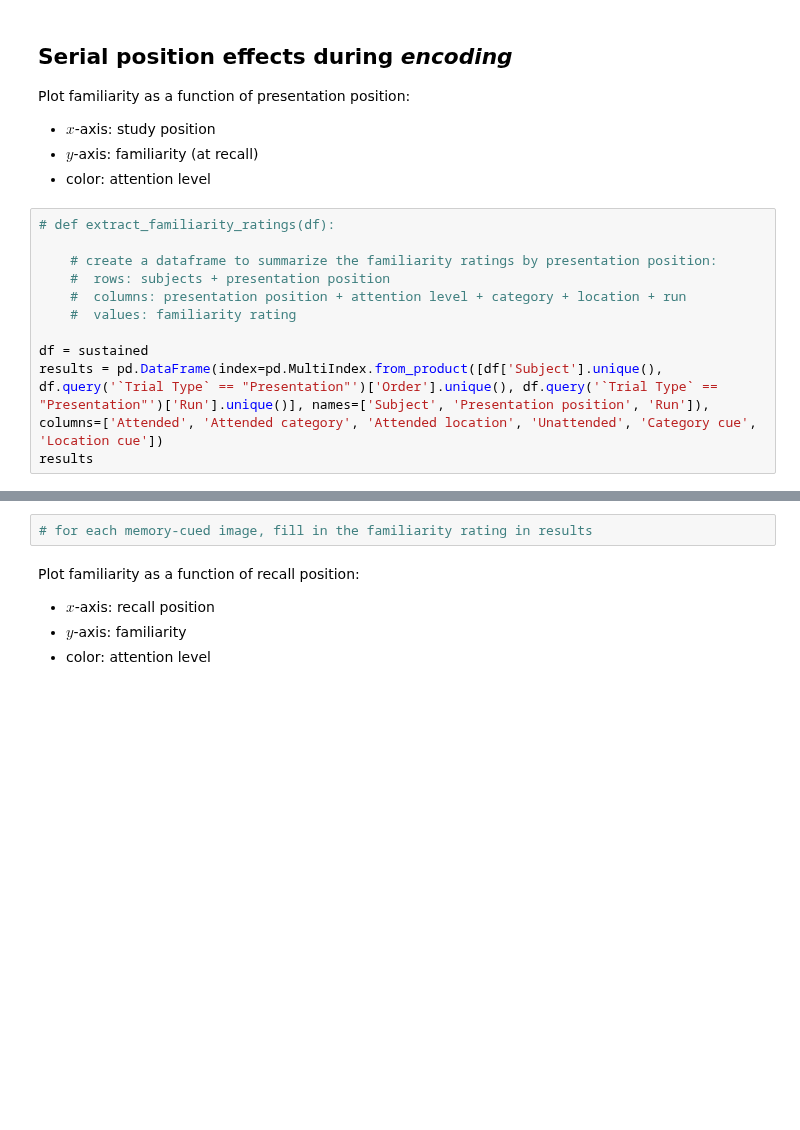
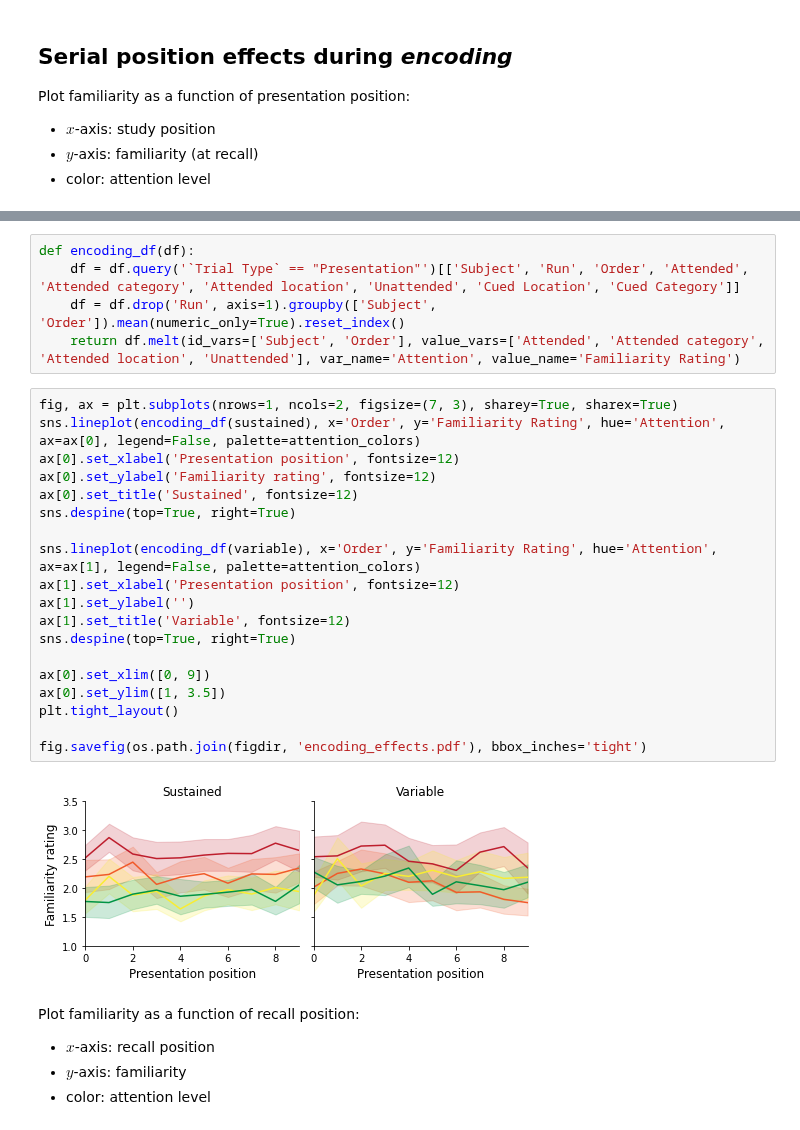
Before and after one commit to jeremymanning/attention-memory-task, a Jupyter notebook: code/data_loader.ipynb, the cells around one changed output, grey strips where cells are left out. Saved outputs shown, nothing was run; the diff lists cells and outputs as text; blank space fills up the shorter version.

```diff
--- a/code/data_loader.ipynb
+++ b/code/data_loader.ipynb
@@ -809,14 +804,3 @@ Plot familiarity as a function of presentation position:
   - $x$-axis: study position
   - $y$-axis: familiarity (at recall)
   - color: attention level
-# %%
-# def extract_familiarity_ratings(df):
-
-    # create a dataframe to summarize the familiarity ratings by presentation position:
-    #  rows: subjects + presentation position
-    #  columns: presentation position + attention level + category + location + run
-    #  values: familiarity rating
-
-df = sustained
-results = pd.DataFrame(index=pd.MultiIndex.from_product([df['Subject'].unique(), df.query('`Trial Type` == "Presentation"')['Order'].unique(), df.query('`Trial Type` == "Presentation"')['Run'].unique()], names=['Subject', 'Presentation position', 'Run']), columns=['Attended', 'Attended category', 'Attended location', 'Unattended', 'Category cue', 'Location cue'])
-results
@@ -859,5 +807,29 @@ results
-# %%
-# for each memory-cued image, fill in the familiarity rating in results
+# %%
+def encoding_df(df):
+    df = df.query('`Trial Type` == "Presentation"')[['Subject', 'Run', 'Order', 'Attended', 'Attended category', 'Attended location', 'Unattended', 'Cued Location', 'Cued Category']]
+    df = df.drop('Run', axis=1).groupby(['Subject', 'Order']).mean(numeric_only=True).reset_index()
+    return df.melt(id_vars=['Subject', 'Order'], value_vars=['Attended', 'Attended category', 'Attended location', 'Unattended'], var_name='Attention', value_name='Familiarity Rating')
+# %%
+fig, ax = plt.subplots(nrows=1, ncols=2, figsize=(7, 3), sharey=True, sharex=True)
+sns.lineplot(encoding_df(sustained), x='Order', y='Familiarity Rating', hue='Attention', ax=ax[0], legend=False, palette=attention_colors)
+ax[0].set_xlabel('Presentation position', fontsize=12)
+ax[0].set_ylabel('Familiarity rating', fontsize=12)
+ax[0].set_title('Sustained', fontsize=12)
+sns.despine(top=True, right=True)
+
+sns.lineplot(encoding_df(variable), x='Order', y='Familiarity Rating', hue='Attention', ax=ax[1], legend=False, palette=attention_colors)
+ax[1].set_xlabel('Presentation position', fontsize=12)
+ax[1].set_ylabel('')
+ax[1].set_title('Variable', fontsize=12)
+sns.despine(top=True, right=True)
+
+ax[0].set_xlim([0, 9])
+ax[0].set_ylim([1, 3.5])
+plt.tight_layout()
+
+fig.savefig(os.path.join(figdir, 'encoding_effects.pdf'), bbox_inches='tight')
+# %% [output]
+[figure, added]
 # %% [markdown]
 Plot familiarity as a function of recall position:
   - $x$-axis: recall position
```
Also changed, not shown: parts of 13 cells of this notebook, 12 other files.
